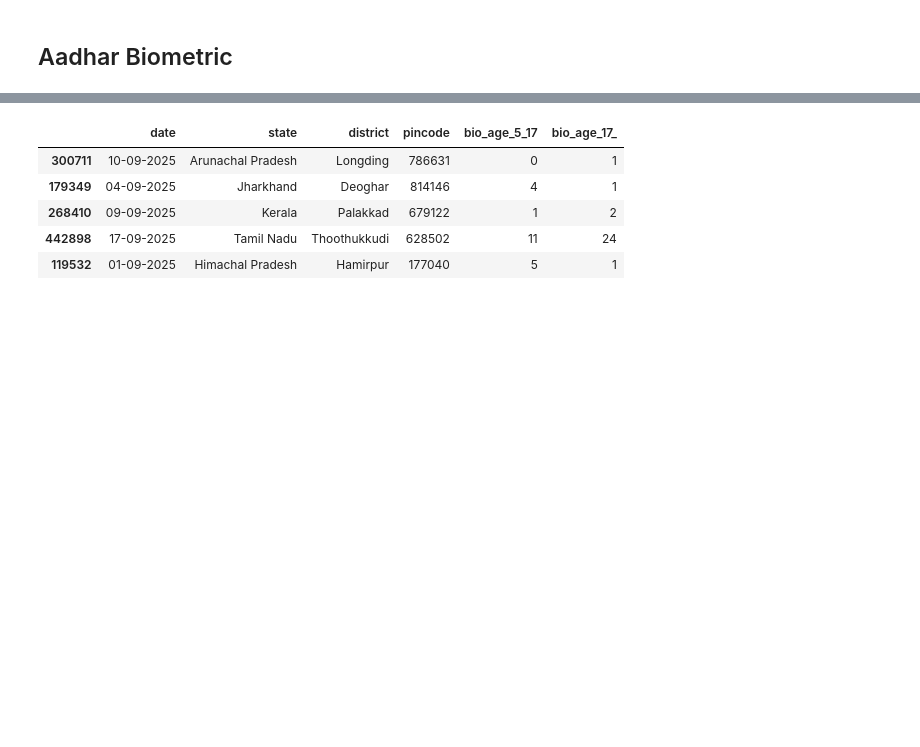
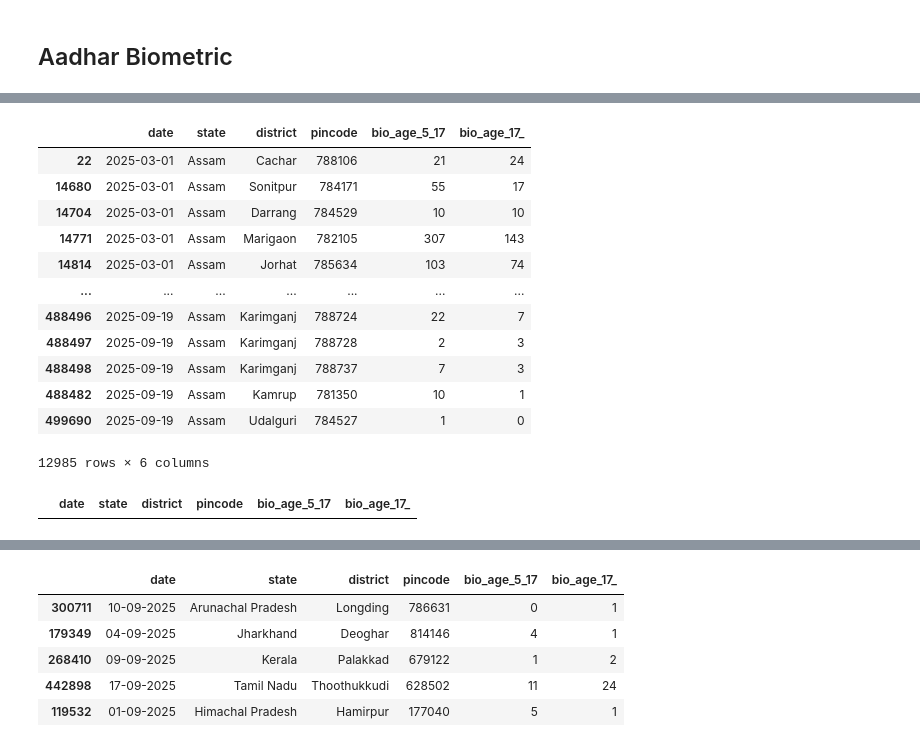
Before and after one commit to krishna1632/UIDAI_Data_Hackathon, a Jupyter notebook: 1_api_data_aadhar_biometric/Aadhar_Biometric.ipynb, the cells around one changed output, grey strips where cells are left out. Drawn from its saved outputs; the diff is of its cells as text; code cells hidden in the pictures; blank space fills up the shorter version.

```diff
--- a/1_api_data_aadhar_biometric/Aadhar_Biometric.ipynb
+++ b/1_api_data_aadhar_biometric/Aadhar_Biometric.ipynb
@@ -9,0 +64,24 @@ df4 = pd.read_csv("api_data_aadhar_biometric_500000_1000000.csv")
+# %%
+asssam_sorted_1 = assam1.sort_values(by='date')
+asssam_sorted_1
+# %% [output]
+|  | date | state | district | pincode | bio_age_5_17 | bio_age_17_ |
+| 22 | 2025-03-01 | Assam | Cachar | 788106 | 21 | 24 |
+| 14680 | 2025-03-01 | Assam | Sonitpur | 784171 | 55 | 17 |
+| 14704 | 2025-03-01 | Assam | Darrang | 784529 | 10 | 10 |
+| 14771 | 2025-03-01 | Assam | Marigaon | 782105 | 307 | 143 |
+| 14814 | 2025-03-01 | Assam | Jorhat | 785634 | 103 | 74 |
+| ... | ... | ... | ... | ... | ... | ... |
+| 488496 | 2025-09-19 | Assam | Karimganj | 788724 | 22 | 7 |
+| 488497 | 2025-09-19 | Assam | Karimganj | 788728 | 2 | 3 |
+| 488498 | 2025-09-19 | Assam | Karimganj | 788737 | 7 | 3 |
+| 488482 | 2025-09-19 | Assam | Kamrup | 781350 | 10 | 1 |
+| 499690 | 2025-09-19 | Assam | Udalguri | 784527 | 1 | 0 |
+12985 rows × 6 columns
+# %%
+# asssam_sorted_1[asssam_sorted_1['date'].between('2025-03-01', '2025-03-31')]
+# asssam_sorted_1[asssam_sorted_1['date'].between('2025-09-01', '2025-09-30')]
+# asssam_sorted_1[asssam_sorted_1['date'] == '2025-08-01']
+asssam_sorted_1[asssam_sorted_1['date'] == '2025-03-02']
+# %% [output]
+|  | date | state | district | pincode | bio_age_5_17 | bio_age_17_ |
```
Also changed, not shown: parts of 9 cells of this notebook.
